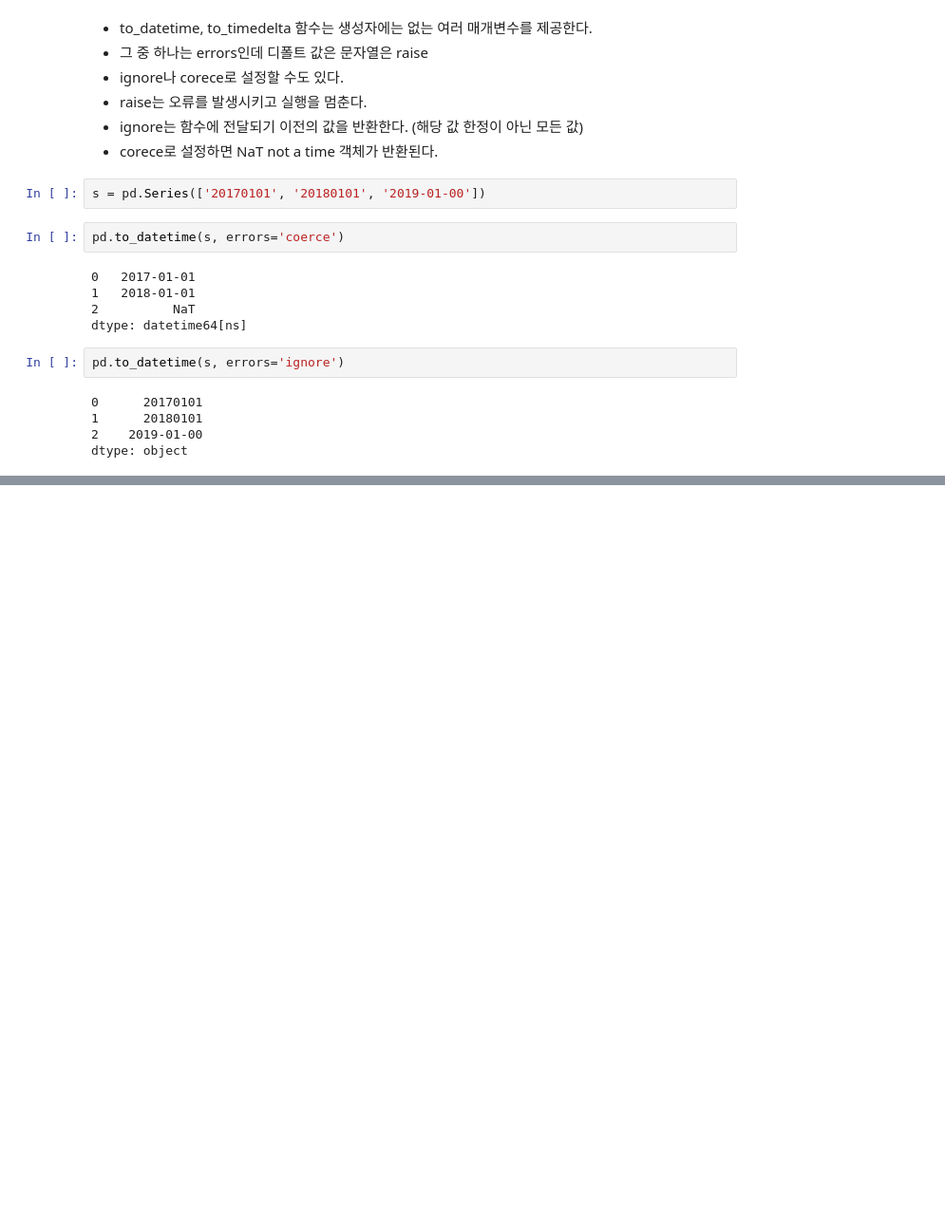
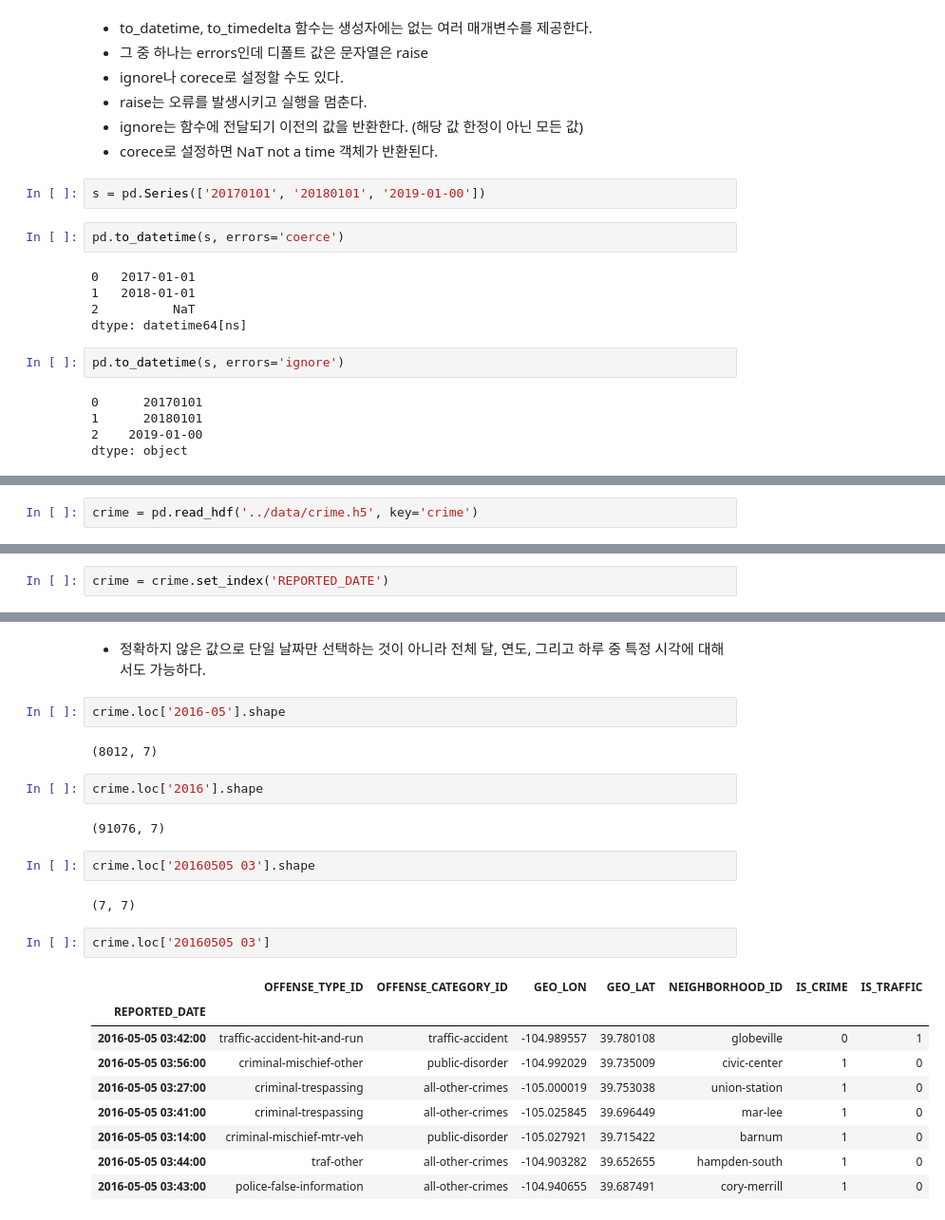
Before and after one commit to angelxtry/PyDataSc, a Jupyter notebook: PandasCookbook/ch10-시계열 분석/ch10-시계열 분석.ipynb, the cells around one changed output, grey strips where cells are left out. Shown: that part at 95% size. Cells and saved outputs as stored; diff of their text form; blank space fills up the shorter version.

```diff
--- a/PandasCookbook/ch10-시계열 분석/ch10-시계열 분석.ipynb
+++ b/PandasCookbook/ch10-시계열 분석/ch10-시계열 분석.ipynb
@@ -232,0 +261,2 @@ Timestamp('2018-01-01 00:00:00')
+# %%
+crime = pd.read_hdf('../data/crime.h5', key='crime')
@@ -232,0 +296,2 @@ Timestamp('2018-01-01 00:00:00')
+# %%
+crime = crime.set_index('REPORTED_DATE')
@@ -232,0 +321,26 @@ Timestamp('2018-01-01 00:00:00')
+# %% [markdown]
+- 정확하지 않은 값으로 단일 날짜만 선택하는 것이 아니라 전체 달, 연도, 그리고 하루 중 특정 시각에 대해서도 가능하다.
+# %%
+crime.loc['2016-05'].shape
+# %% [output]
+(8012, 7)
+# %%
+crime.loc['2016'].shape
+# %% [output]
+(91076, 7)
+# %%
+crime.loc['20160505 03'].shape
+# %% [output]
+(7, 7)
+# %%
+crime.loc['20160505 03']
+# %% [output]
+|  | OFFENSE_TYPE_ID | OFFENSE_CATEGORY_ID | GEO_LON | GEO_LAT | NEIGHBORHOOD_ID | IS_CRIME | IS_TRAFFIC |
+| REPORTED_DATE |  |  |  |  |  |  |  |
+| 2016-05-05 03:42:00 | traffic-accident-hit-and-run | traffic-accident | -104.989557 | 39.780108 | globeville | 0 | 1 |
+| 2016-05-05 03:56:00 | criminal-mischief-other | public-disorder | -104.992029 | 39.735009 | civic-center | 1 | 0 |
+| 2016-05-05 03:27:00 | criminal-trespassing | all-other-crimes | -105.000019 | 39.753038 | union-station | 1 | 0 |
+| 2016-05-05 03:41:00 | criminal-trespassing | all-other-crimes | -105.025845 | 39.696449 | mar-lee | 1 | 0 |
+| 2016-05-05 03:14:00 | criminal-mischief-mtr-veh | public-disorder | -105.027921 | 39.715422 | barnum | 1 | 0 |
+| 2016-05-05 03:44:00 | traf-other | all-other-crimes | -104.903282 | 39.652655 | hampden-south | 1 | 0 |
+| 2016-05-05 03:43:00 | police-false-information | all-other-crimes | -104.940655 | 39.687491 | cory-merrill | 1 | 0 |
```
Also changed, not shown: parts of 29 cells of this notebook, 15 other files.
